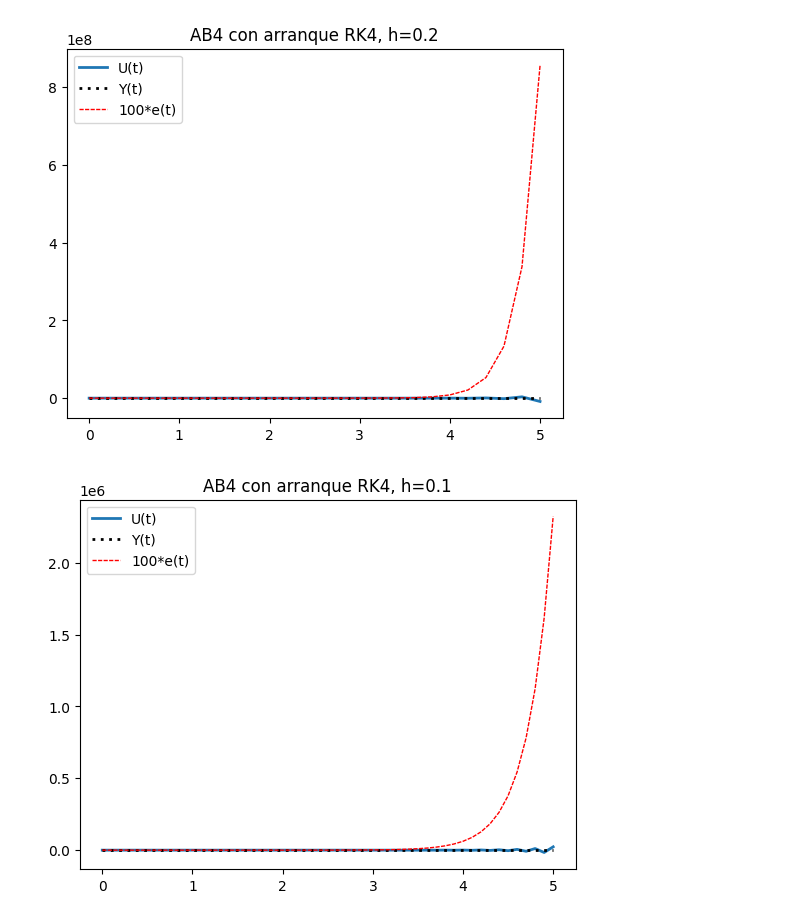
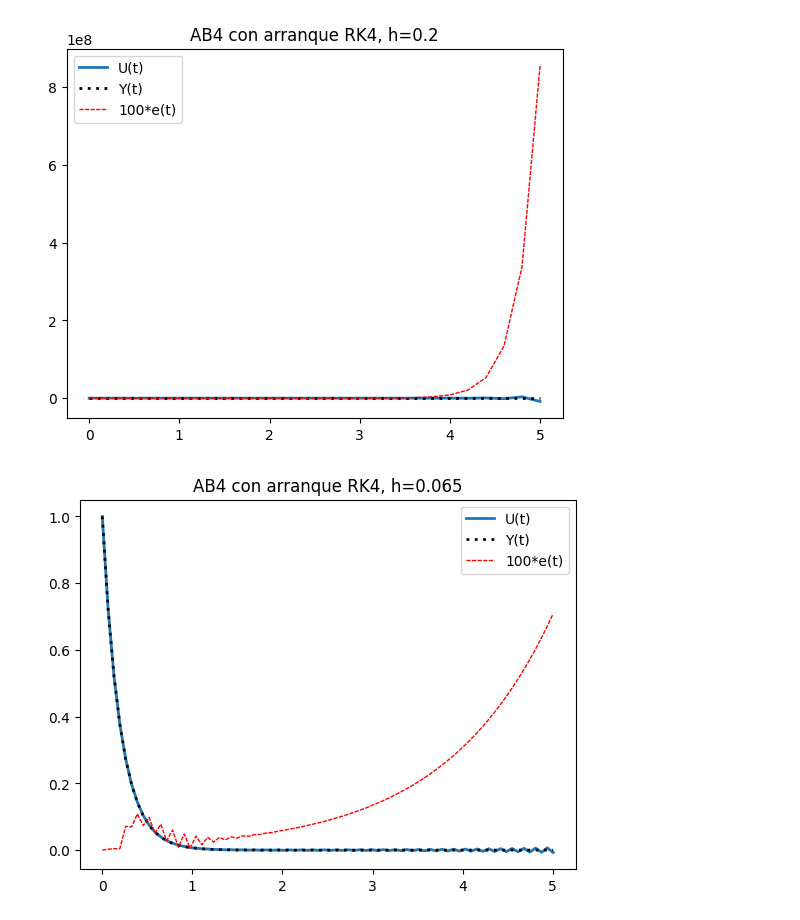
Before and after one commit to sbarreto10/AnalisisNumerico, a Jupyter notebook: LaboNumerico/numerico_practica.ipynb, the cells around one changed output. Cells and saved outputs as stored; diff of their text form; code cells hidden in the pictures.

```diff
--- a/LaboNumerico/numerico_practica.ipynb
+++ b/LaboNumerico/numerico_practica.ipynb
@@ -792,8 +804,8 @@ desarrollo_AB(0.2, resolver_RK4, 4)
 # %% [output]
 [figure]
 # %%
-#@title h = 0.1
-desarrollo_AB(0.1, resolver_RK4, 4)
+#@title h = 0.065
+desarrollo_AB(0.065, resolver_RK4, 4)
 # %% [output]
-[figure, old version]
+[figure, new version]
 # %%
```
Also changed, not shown: parts of 14 cells of this notebook.
